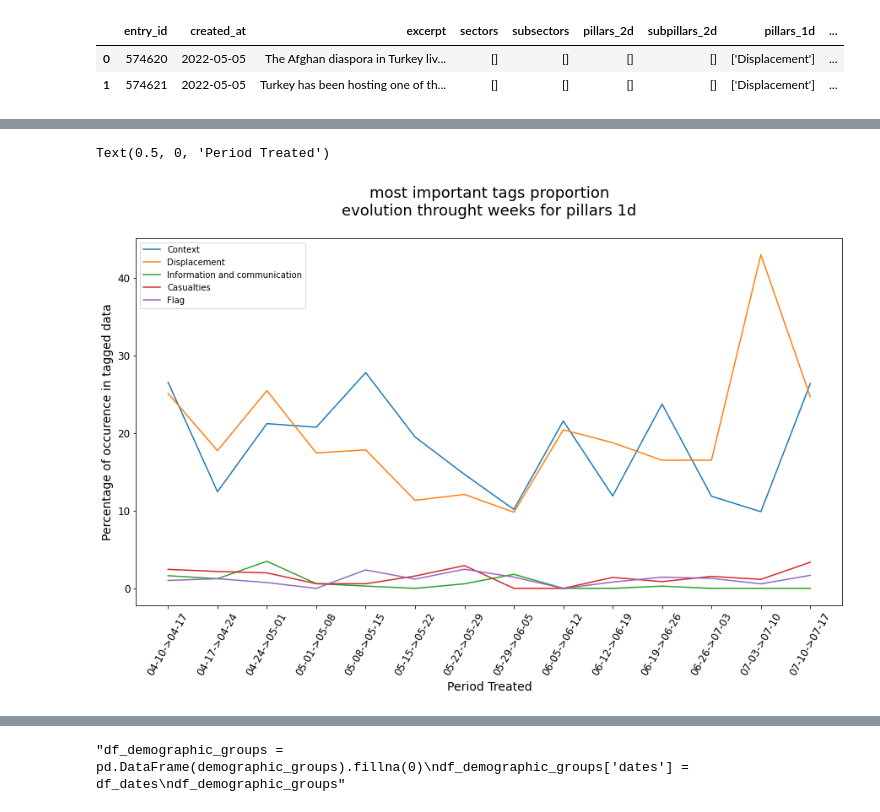
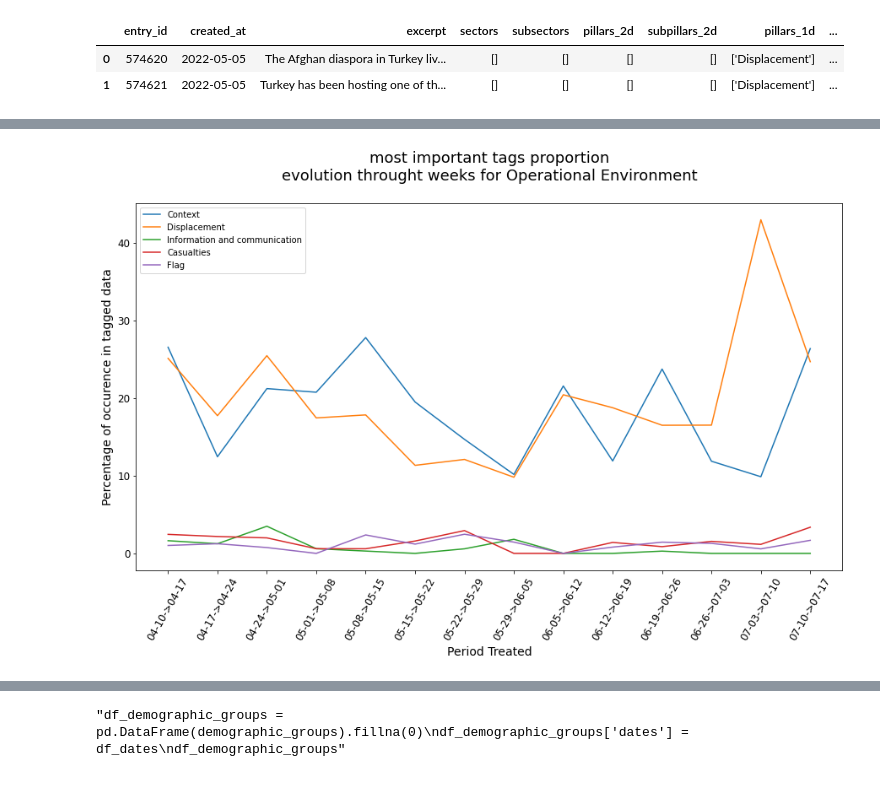
Before and after one commit to the-deep/deep-experiments, a Jupyter notebook: notebooks/models/selim/data_generation/IFRC_Tukey_analysis.ipynb, the cells around one changed output, grey strips where cells are left out. Cells and saved outputs as stored; diff of their text form; code cells hidden in the pictures.

Commit message:
update IFRC Turkey Analysis

```diff
--- a/notebooks/models/selim/data_generation/IFRC_Tukey_analysis.ipynb
+++ b/notebooks/models/selim/data_generation/IFRC_Tukey_analysis.ipynb
@@ -187,18 +187,18 @@ df_subpillars_1d['dates'] = df_dates
 # %%
 plt.figure(figsize=(15, 8))
 for col in ['Context', 'Displacement', 'Information and communication', 'Casualties', 'Flag']:
     sns.lineplot(data=df_subpillars_1d, x='dates', y=col, label=col)
     plt.legend()
 
 plt.xticks(rotation=60, size=12)
 plt.yticks(size=12)
 
-plt.title('most important tags proportion\nevolution throught weeks for pillars 1d\n', size=18)
+plt.title('most important tags proportion\nevolution throught weeks for Operational Environment\n', size=18)
 plt.ylabel("Percentage of occurence in tagged data", size=14)
 plt.xlabel("Period Treated" ,size=14)
+plt.savefig('Turkey_first_analysis_data/vizu/pillars_1d.png', bbox_inches='tight', facecolor='white')
 # %% [output]
-Text(0.5, 0, 'Period Treated')
-[figure, old version]
+[figure, new version]
 # %%
 df_subpillars_2d = pd.DataFrame(subpillars_2d).fillna(0)
 df_subpillars_2d['dates'] = df_dates
```
Also changed, not shown: parts of 24 cells of this notebook.
